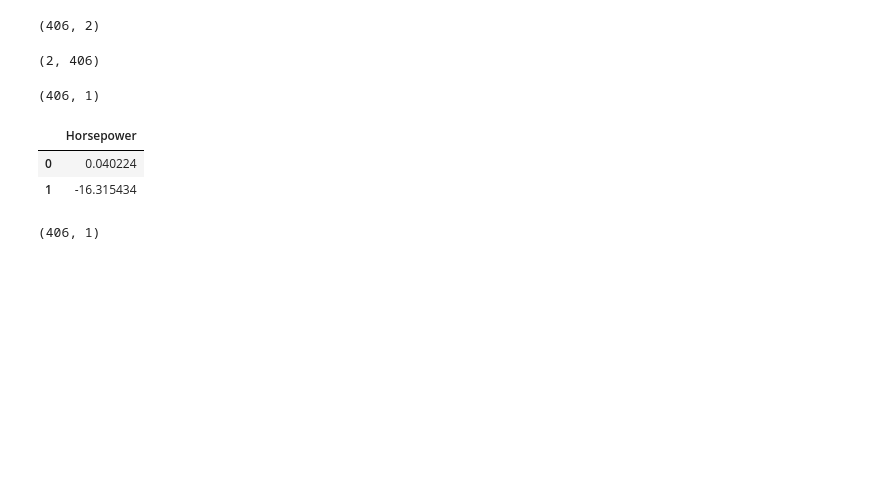
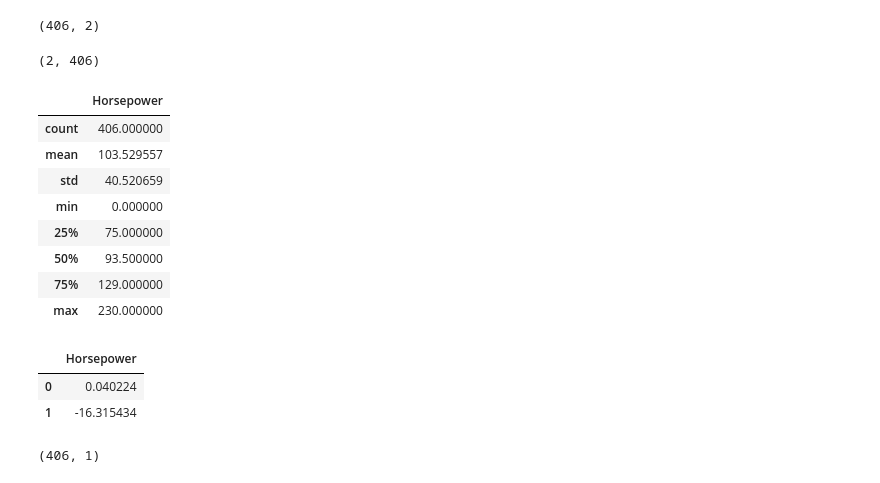
Before and after one commit to Mushfiquehk/Machine-Learning-and-Pattern-Recognition, a Jupyter notebook: linear_regression/lin_regression.ipynb, the cells around one changed output. Cells and saved outputs as stored; diff of their text form; code cells hidden in the pictures; blank space fills up the shorter version.

```diff
--- a/linear_regression/lin_regression.ipynb
+++ b/linear_regression/lin_regression.ipynb
@@ -56,8 +56,16 @@ pseudoinverse.shape
 # %%
 t = df['Horsepower']
 t = pd.DataFrame(t, columns=["Horsepower"])
 t = t.fillna(0)
-t.shape
+t.describe()
 # %% [output]
-(406, 1)
+|  | Horsepower |
+| count | 406.000000 |
+| mean | 103.529557 |
+| std | 40.520659 |
+| min | 0.000000 |
+| 25% | 75.000000 |
+| 50% | 93.500000 |
+| 75% | 129.000000 |
+| max | 230.000000 |
 # %%
```
Also changed, not shown: parts of 6 cells of this notebook, 2 other files.
